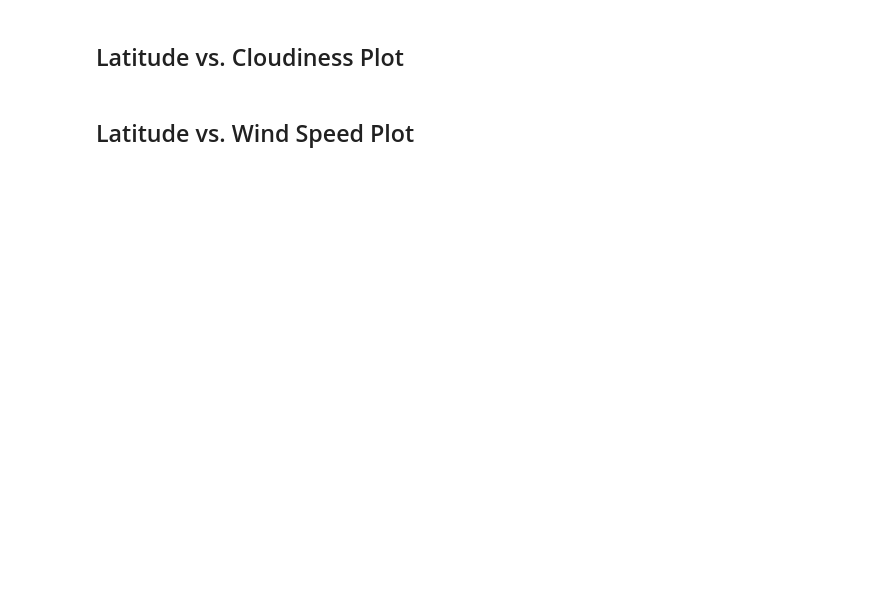
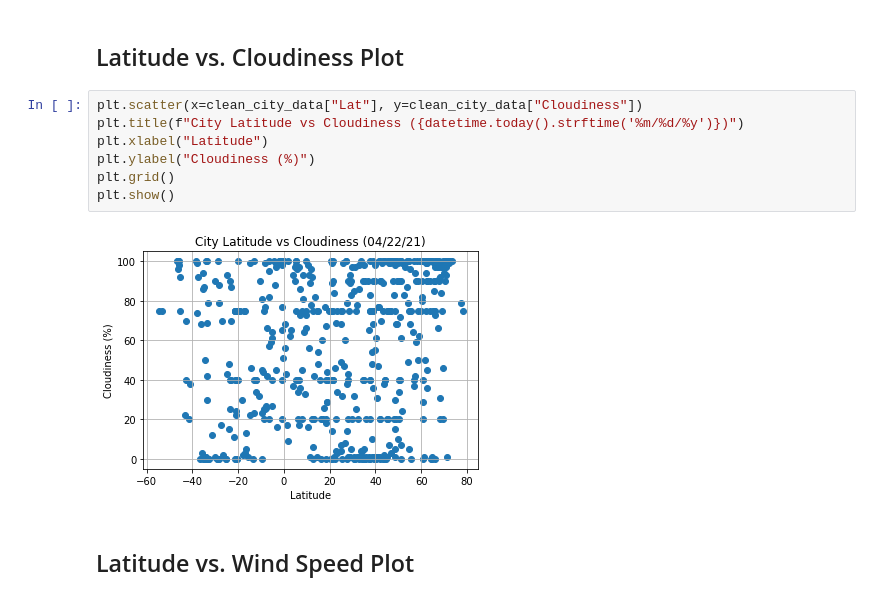
Before and after one commit to ClovisL/python-api-challenge, a Jupyter notebook: WeatherPy/WeatherPy.ipynb, the cells around one changed output. Drawn from its saved outputs; the diff is of its cells as text; blank space fills up the shorter version.

```diff
--- a/WeatherPy/WeatherPy.ipynb
+++ b/WeatherPy/WeatherPy.ipynb
@@ -202,4 +223,13 @@ plt.show()
 # %% [markdown]
 ## Latitude vs. Cloudiness Plot
+# %%
+plt.scatter(x=clean_city_data["Lat"], y=clean_city_data["Cloudiness"])
+plt.title(f"City Latitude vs Cloudiness ({datetime.today().strftime('%m/%d/%y')})")
+plt.xlabel("Latitude")
+plt.ylabel("Cloudiness (%)")
+plt.grid()
+plt.show()
+# %% [output]
+[figure, added]
 # %% [markdown]
 ## Latitude vs. Wind Speed Plot
```
Also changed, not shown: parts of 10 cells of this notebook.
